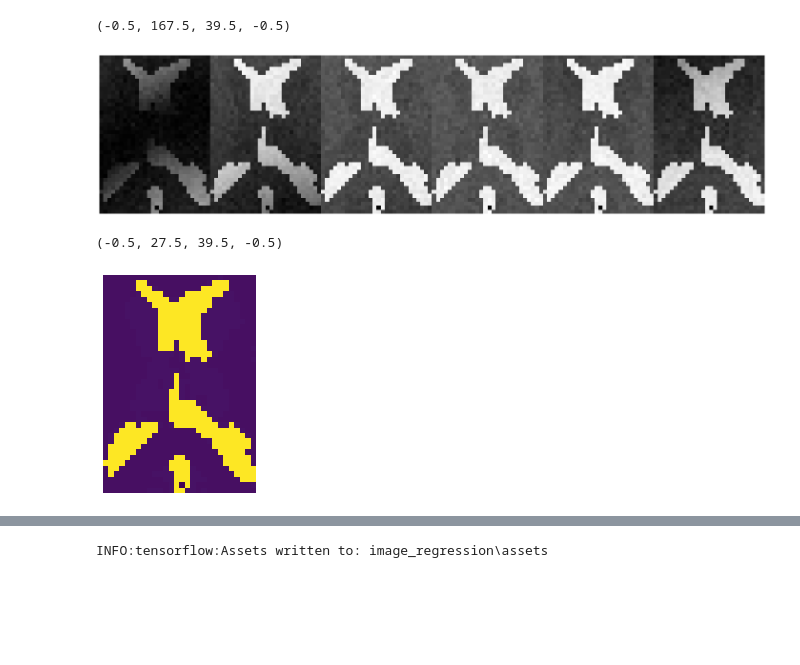
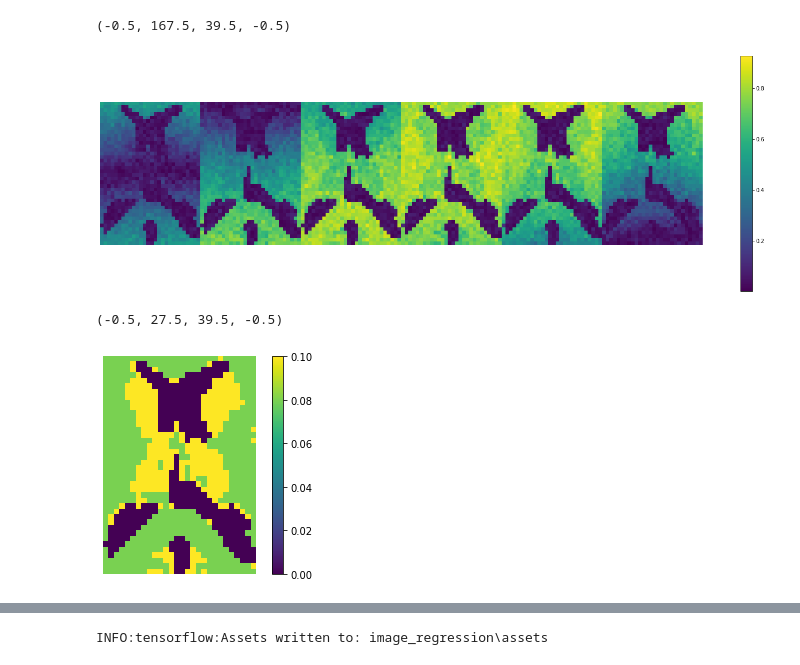
Before and after one commit to yv17/MRI-Deep-Learning, a Jupyter notebook: image_reg.ipynb, the cells around one changed output, grey strips where cells are left out. Cells and saved outputs as stored; diff of their text form; code cells hidden in the pictures; blank space fills up the shorter version.

```diff
--- a/image_reg.ipynb
+++ b/image_reg.ipynb
@@ -21,17 +21,22 @@ img_train, img_test, gt_train, gt_test = train_test_split(img_data, gt_data, tes
 # %%
 test_data = img_train[2]
 plt.figure(figsize=(25,8))
-plt.imshow(img_train[2],cmap='gray')
+im = plt.imshow(img_train[2])
+plt.colorbar(im)
+# plt.imshow(img_train[2],cmap='gray') # greyscale
 plt.axis('off')
 # %% [output]
 (-0.5, 167.5, 39.5, -0.5)
-[figure, old version]
+[figure, new version]
-# %%
-plt.imshow(gt_train[0])
-plt.axis('off')
-# %% [output]
-(-0.5, 27.5, 39.5, -0.5)
-[figure, removed]
+# %%
+im = plt.imshow(gt_train[0])
+plt.colorbar(im)
+plt.axis('off')
+# Gray Matter  (100ms)  in yellow
+# White Matter (80ms) in green
+# %% [output]
+(-0.5, 27.5, 39.5, -0.5)
+[figure, added]
 # %%
 def Model():
 
```
Also changed, not shown: parts of 4 cells of this notebook, 6 other files.
